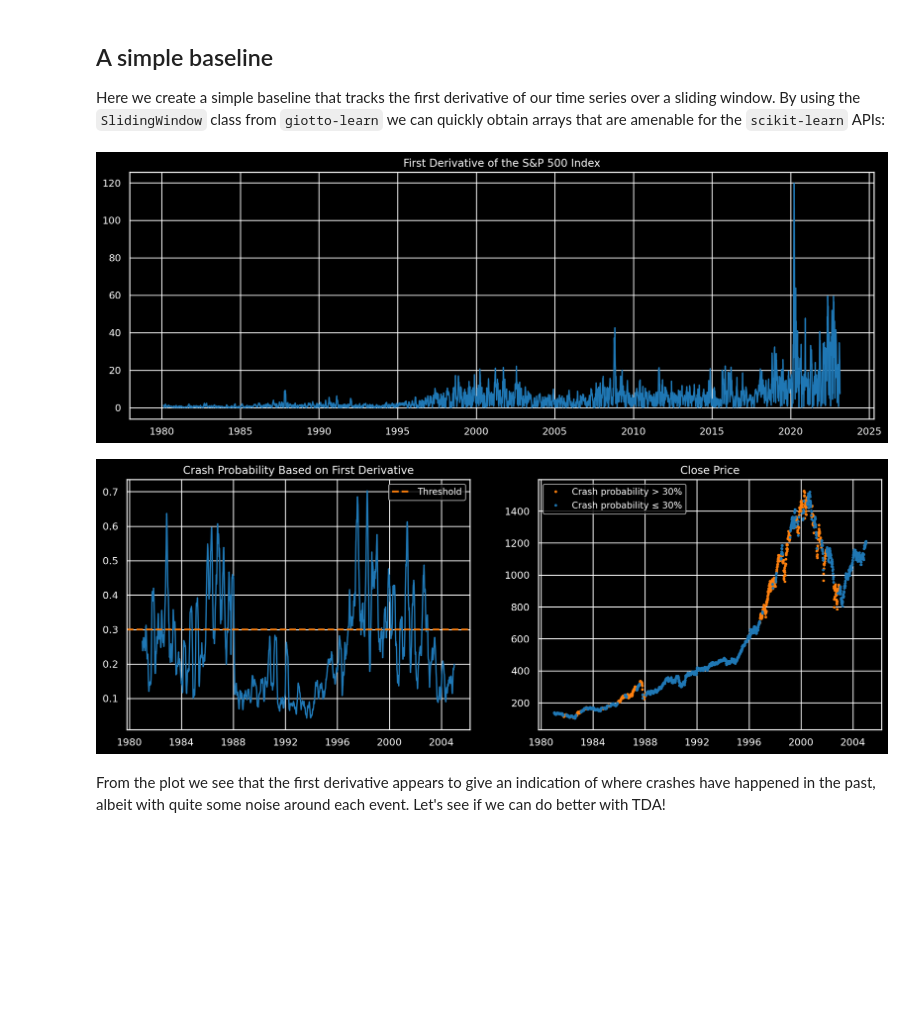
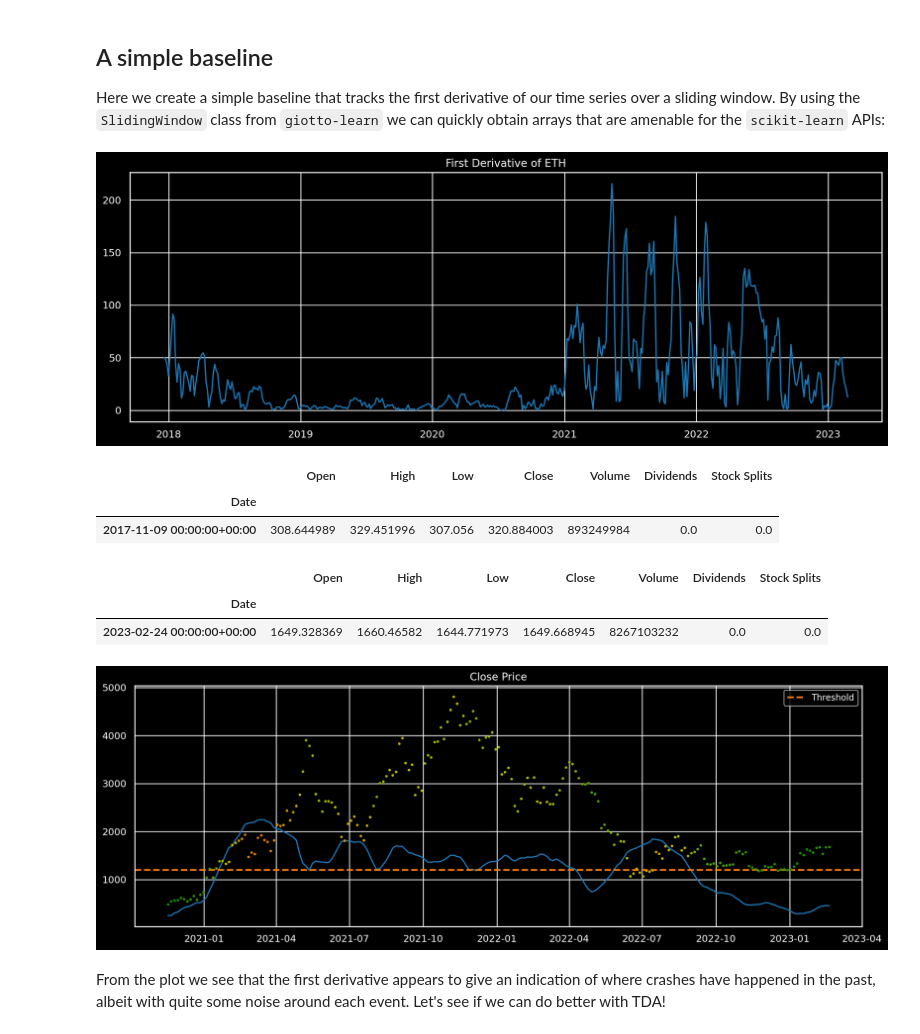
Before and after one commit to missglory/stock-market-crashes, a Jupyter notebook: Stock Market Crash Detection.ipynb, the cells around one changed output. Cells and saved outputs as stored; diff of their text form; code cells hidden in the pictures; blank space fills up the shorter version.

```diff
--- a/Stock Market Crash Detection.ipynb
+++ b/Stock Market Crash Detection.ipynb
@@ -204,7 +114,7 @@ embedder = ts.SingleTakensEmbedding(
 # %% [markdown]
 Now that our embedder is initialised, it is a simple matter to obtain an array of embeddings, where each element is a 3-dimensional vector:
 # %%
-price_values = price_resampled_df.values
+price_values = price_df.values
 price_embedded = embedder.fit_transform(price_values)
 
 embedder_time_delay = embedder.time_delay_
@@ -236,14 +146,29 @@ abs_derivative_of_means = np.abs(np.mean(np.diff(price_windows, axis=0), axis=1)
 # %%
 # define time index to combine with numpy arrays
 indices = [win[1] - 1 for win in window_indices[1:]]
-time_index_derivs = price_resampled_df.iloc[indices].index
+time_index_derivs = price_df.iloc[indices].index
 # %%
-resampled_close_price_derivs = price_resampled_df.loc[time_index_derivs]
+resampled_close_price_derivs = price_df.loc[time_index_derivs]
 # %%
 plt.figure(figsize=(15,5))
 plt.plot(time_index_derivs, abs_derivative_of_means, color='#1f77b4')
-plt.title('First Derivative of the S&P 500 Index')
+plt.title('First Derivative of ETH')
 plt.savefig('./images/metric_first_derivative.png')
 plt.show()
 # %% [output]
-[figure, old version]
+[figure, new version]
+# %%
+eth_df.head(1)
+# %% [output]
+|  | Open | High | Low | Close | Volume | Dividends | Stock Splits |
+| Date |  |  |  |  |  |  |  |
+| 2017-11-09 00:00:00+00:00 | 308.644989 | 329.451996 | 307.056 | 320.884003 | 893249984 | 0.0 | 0.0 |
+# %%
+eth_df.tail(1)
+# %% [output]
+|  | Open | High | Low | Close | Volume | Dividends | Stock Splits |
+| Date |  |  |  |  |  |  |  |
+| 2023-02-24 00:00:00+00:00 | 1649.328369 | 1660.46582 | 1644.771973 | 1649.668945 | 8267103232 | 0.0 | 0.0 |
+# %%
+start_date="2020-11-09T00:00:00-00:00"
+end_date="2023-02-23T00:00:00-00:00"
@@ -250,15 +245,15 @@ plt.show()
 # %%
 plot_crash_detections(
-    start_date="1981-01-01T04:16:13-04:00",
-    end_date="2005-01-01T04:16:13-04:00",
+    start_date=start_date,
+    end_date=end_date,
     threshold=0.3,
     distances=abs_derivative_of_means,
     time_index_derivs=time_index_derivs,
     price_resampled_derivs=resampled_close_price_derivs,
     metric_name='First Derivative'
 )
 # %% [output]
-[figure, old version]
+[figure, new version]
 # %% [markdown]
 From the plot we see that the first derivative appears to give an indication of where crashes have happened in the past, albeit with quite some noise around each event. Let's see if we can do better with TDA!
 # %% [markdown]
```
Also changed, not shown: parts of 21 cells of this notebook, 1 other file.
